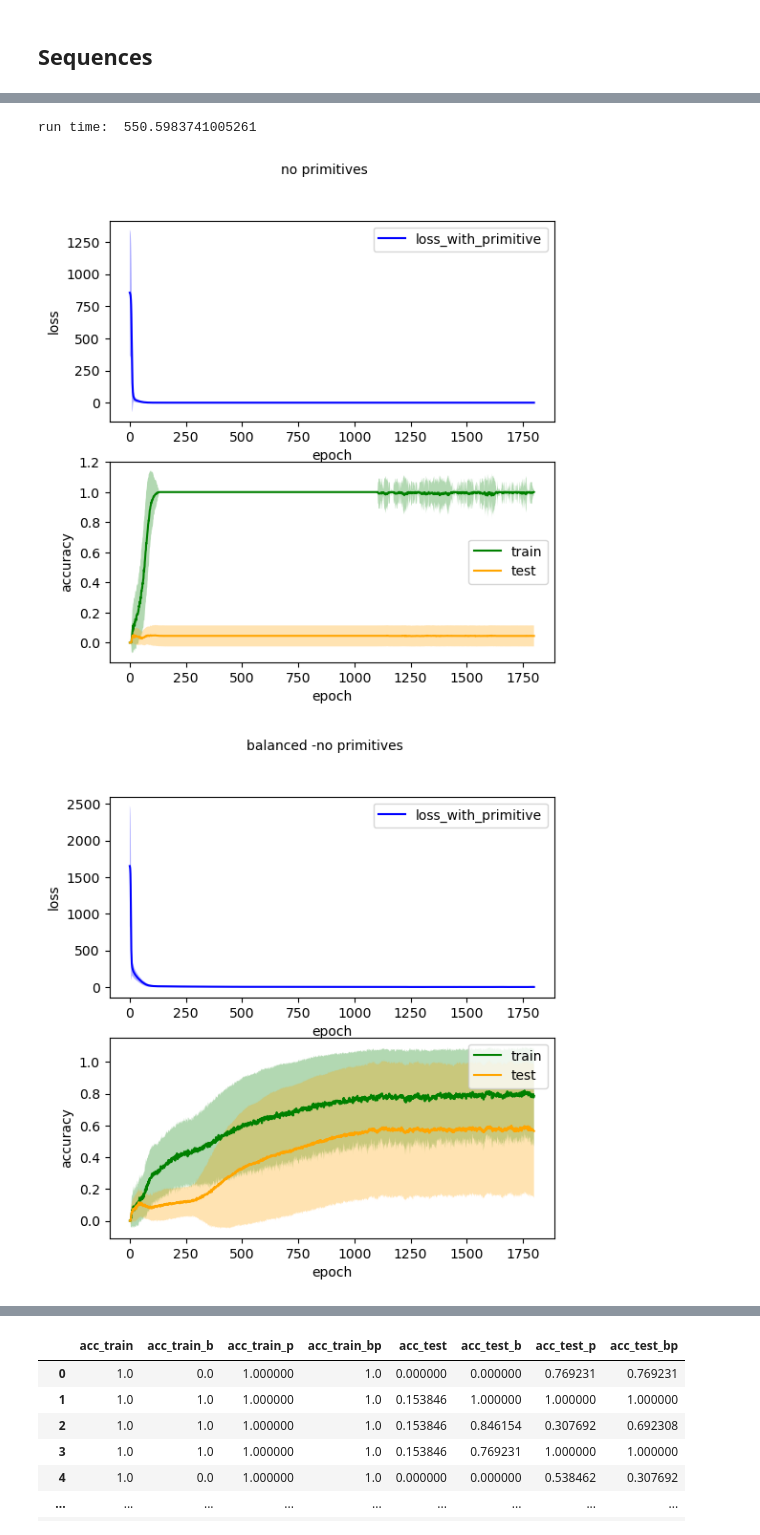
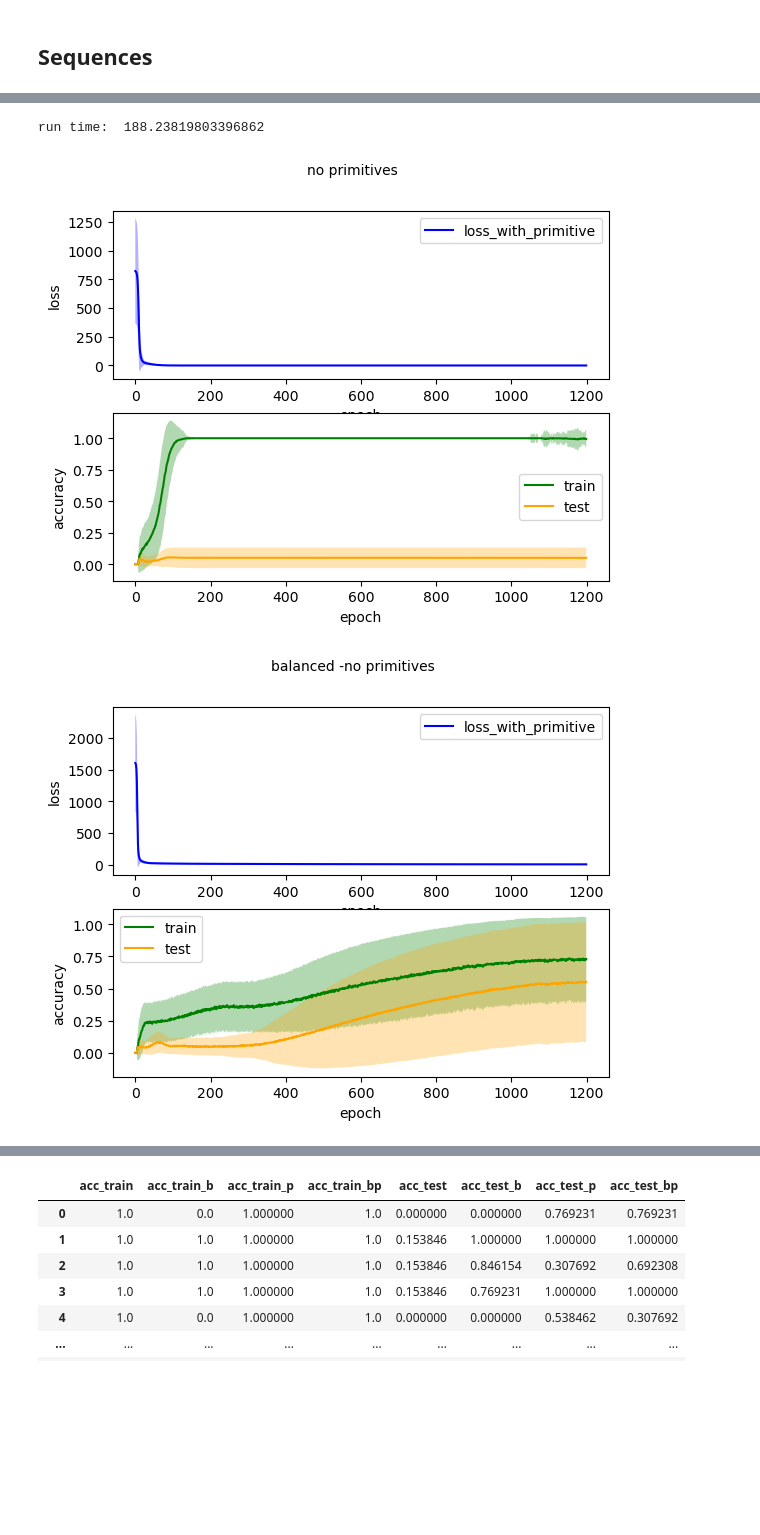
Before and after one commit to aranas/compositional_learning, a Jupyter notebook: _run_RNNs/_Addition_trigrams_3inputs.ipynb, the cells around one changed output, grey strips where cells are left out. Drawn from its saved outputs; the diff is of its cells as text; code cells hidden in the pictures; blank space fills up the shorter version.

Commit message:
figure scripts for LM

```diff
--- a/_run_RNNs/_Addition_trigrams_3inputs.ipynb
+++ b/_run_RNNs/_Addition_trigrams_3inputs.ipynb
@@ -411,6 +424,8 @@ testseqs  [[('+', 'A'), ('+', 'A'), '=', 20], [('+', 'A'), ('+', 'C'), '=', 25],
 # %%
-res_4input_2 = run_plot(trainseqs, trainseqs_b, trainseqs_p, trainseqs_bp, testseqs, cue_dict)
+epochs = 1200
+num_sims = 800
+res_3input_corrected = run_plot(trainseqs, trainseqs_b, trainseqs_p, trainseqs_bp, testseqs, cue_dict)
 # %% [output]
-run time:  550.5983741005261
+run time:  188.23819803396862
-[figure, old version]
+[figure, new version]
-[figure, old version]
+[figure, new version]
```
Also changed, not shown: parts of 8 cells of this notebook, 12 other files.
